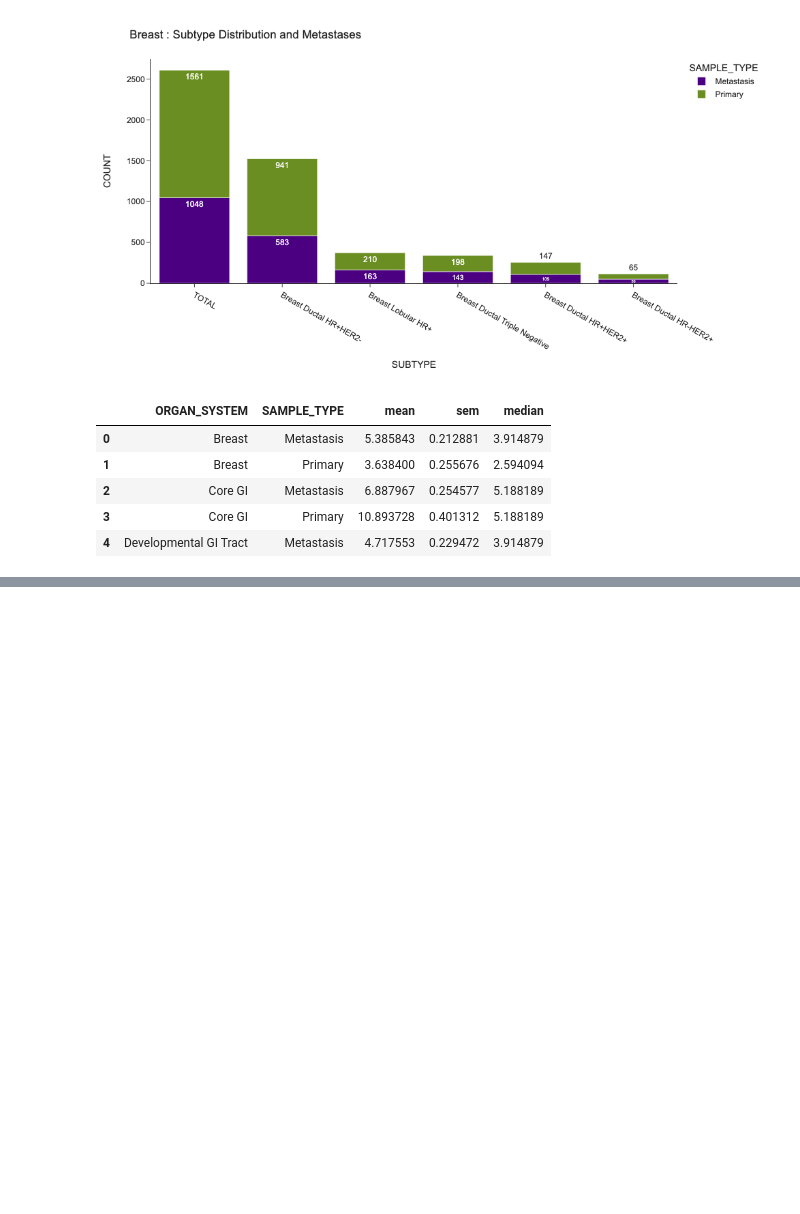
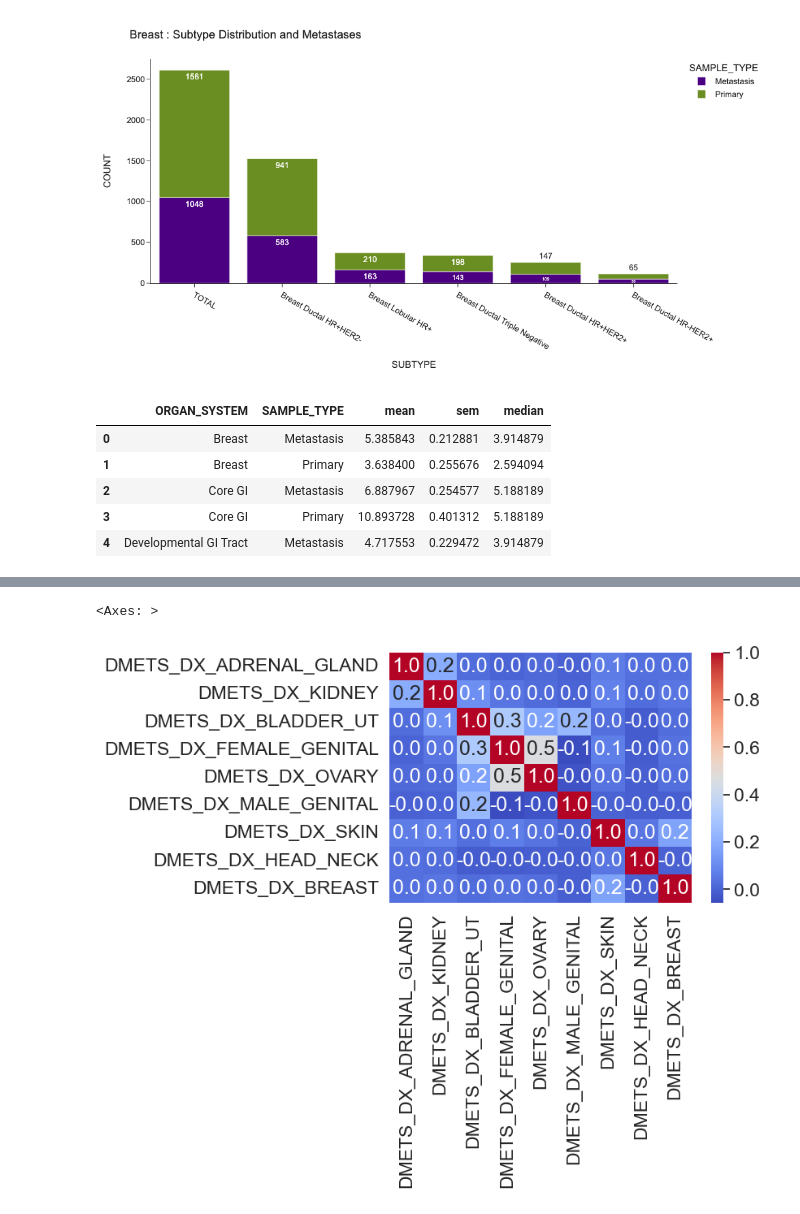
Before and after one commit to emmcauley/DS_public_data, a Jupyter notebook: 01_MSK_MetTropism/MSK_Met_data_viz.ipynb, the cells around one changed output, grey strips where cells are left out. Drawn from its saved outputs; the diff is of its cells as text; code cells hidden in the pictures; blank space fills up the shorter version.

```diff
--- a/01_MSK_MetTropism/MSK_Met_data_viz.ipynb
+++ b/01_MSK_MetTropism/MSK_Met_data_viz.ipynb
@@ -203,0 +292,6 @@ px.bar(data_frame=tmb_by_type,
+# %%
+#not seeing a lot of correlation with these features so hard to make the decision now to drop any features
+sns.heatmap(x.corr(), annot=True, fmt=".1f",cmap='coolwarm')
+# %% [output]
+<Axes: >
+[figure, added]
```
Also changed, not shown: parts of 15 cells of this notebook.
